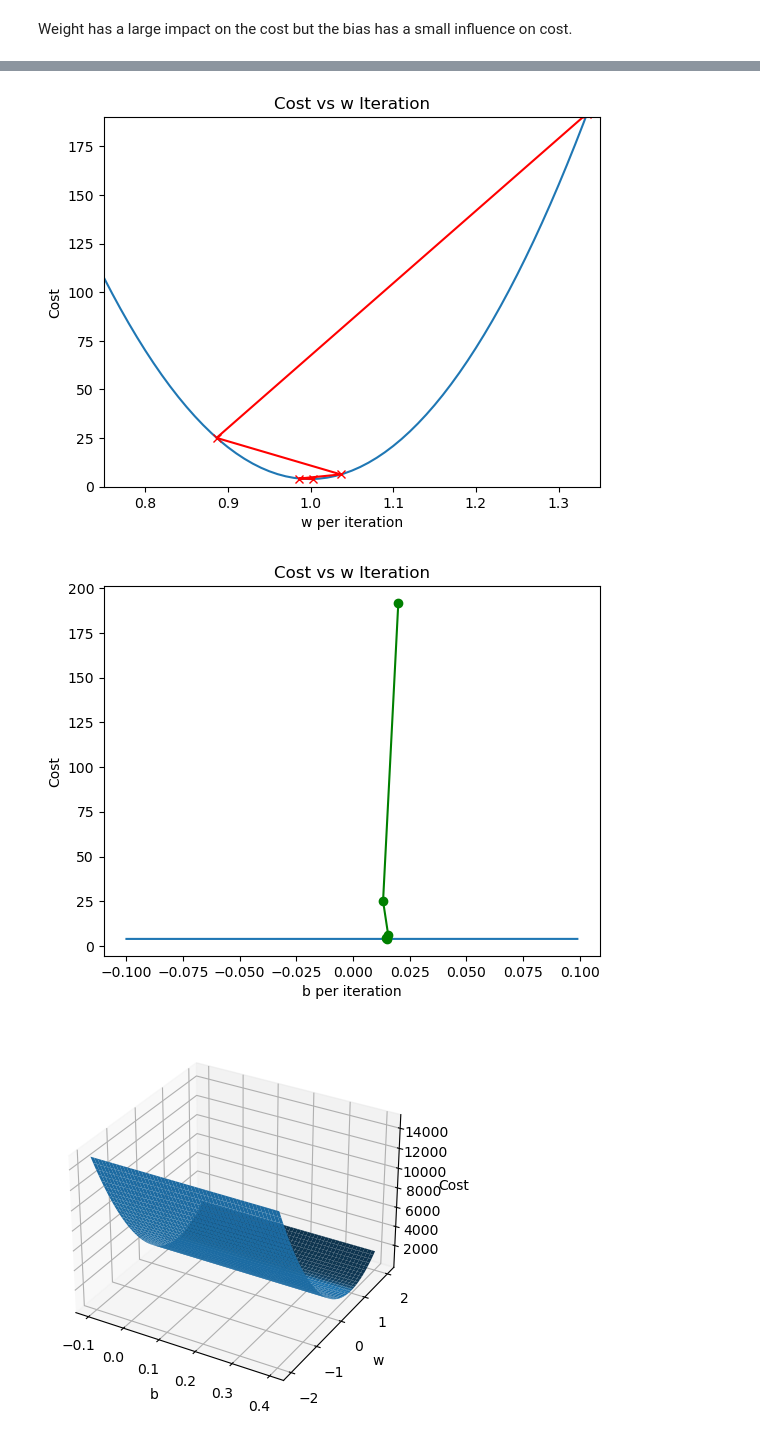
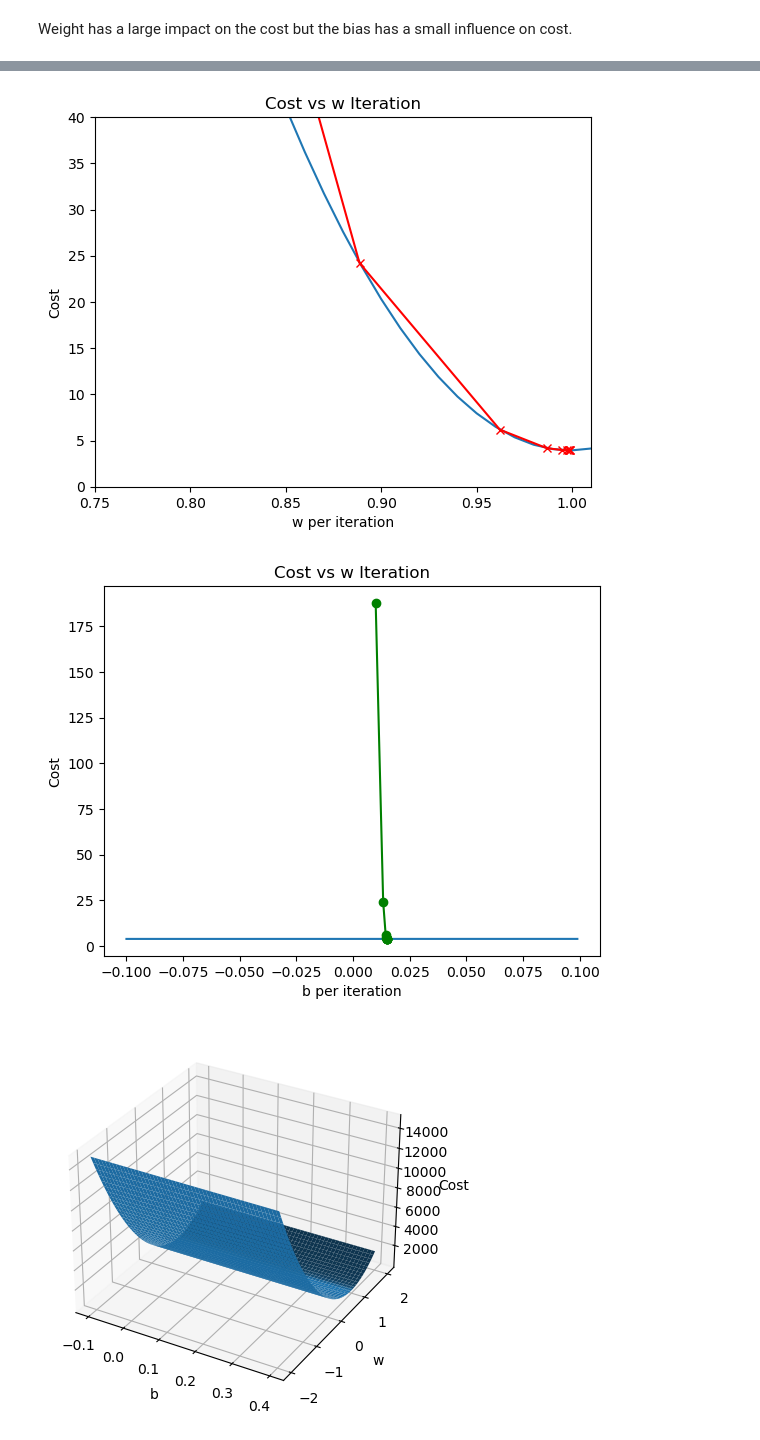
Before and after one commit to WhisperingRock/Kaggle_ML, a Jupyter notebook: univariable-linear-regression.ipynb, the cells around one changed output, grey strips where cells are left out. Drawn from its saved outputs; the diff is of its cells as text; code cells hidden in the pictures.

```diff
--- a/univariable-linear-regression.ipynb
+++ b/univariable-linear-regression.ipynb
@@ -300,8 +300,8 @@ def gradient_descent(x, y, w_in, b_in, alpha, num_iters, cost_function, gradient
 w_init = 0
 b_init = 0
 # some gradient descent settings
-iterations = 5
-tmp_alpha = 4e-4
+iterations = 10
+tmp_alpha = 2e-4
 # run gradient descent
 w_final, b_final, J_hist, p_hist = gradient_descent(x_train_c ,y_train_c, w_init, b_init, tmp_alpha,
                                                     iterations, compute_cost, compute_gradient)
@@ -330,36 +335,36 @@ j_b_zero = np.zeros(b_fill.shape[0])
 
 for i in range(w_fill.shape[0]):
     j_w_zero[i] = compute_cost(x_train_c, y_train_c, w_fill[i], 0)
     j_b_zero[i] = compute_cost(x_train_c, y_train_c, 1, b_fill[i])   # the slope here definitely matters here [INVESTIGATE]
 
 
 
 
 w_lst = np.zeros(len(p_hist))
 b_lst = np.zeros(len(p_hist))
 for i in range(len(p_hist)):
     w_lst[i] = p_hist[i][0]
     b_lst[i] = p_hist[i][1]
 
 fig, ax = plt.subplots()
 ax.plot(w_fill, j_w_zero)
 ax.plot(w_lst, J_hist, c='r', marker='x')
-ax.set(ylabel='Cost', xlabel ='w per iteration', title = "Cost vs w Iteration", xlim=(0.75, 1.35), ylim=(0, 190))
+ax.set(ylabel='Cost', xlabel ='w per iteration', title = "Cost vs w Iteration", xlim=(0.75, 1.01), ylim=(0, 40))
 plt.show()
 
 
 plt.plot(b_fill, j_b_zero)
 
 
 plt.plot(b_lst, J_hist, c='g', marker='o')
 #plt.plot(p_hist, J_hist, c='g')
 plt.title(f"Cost vs w Iteration")
 plt.ylabel('Cost')
 plt.xlabel('b per iteration')
 plt.show()
 # %% [output]
-[figure, old version]
+[figure, new version]
-[figure, old version]
+[figure, new version]
 # %%
 # STILL TRYING TO GRAPH A 3D PLOT OF (b, w, J(w,b))
 b = np.linspace(-0.1, 0.4, 500)
```
Also changed, not shown: parts of 5 cells of this notebook.
